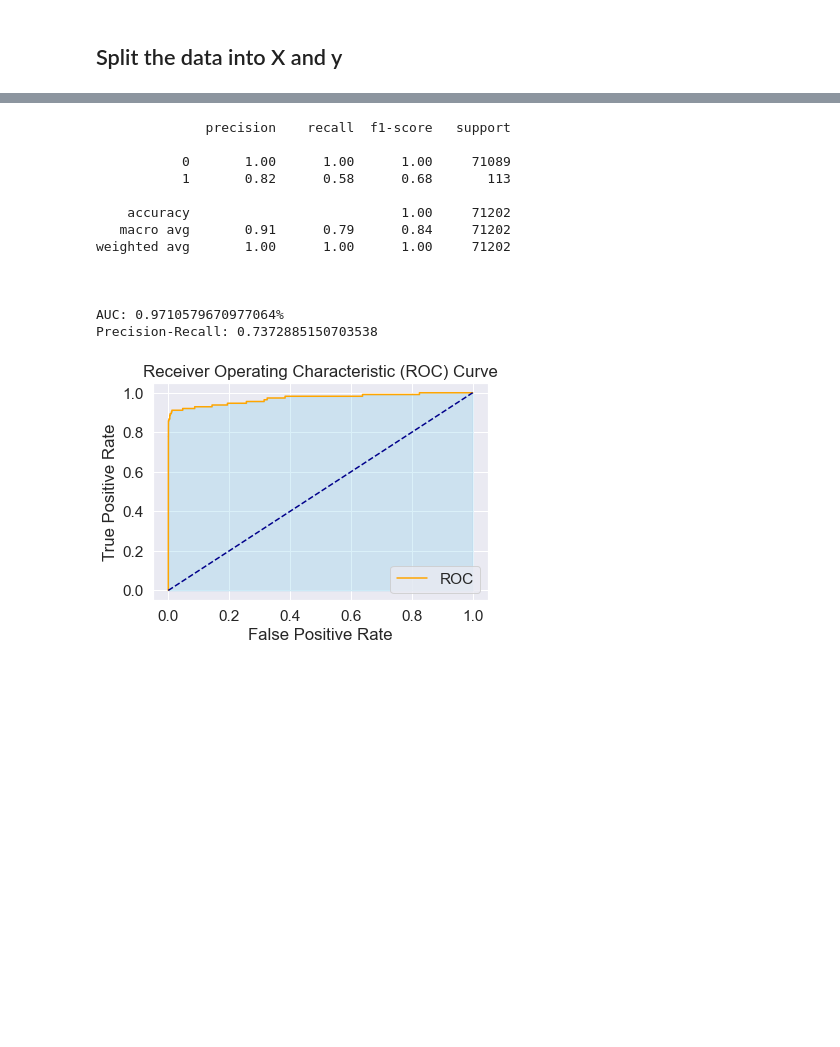
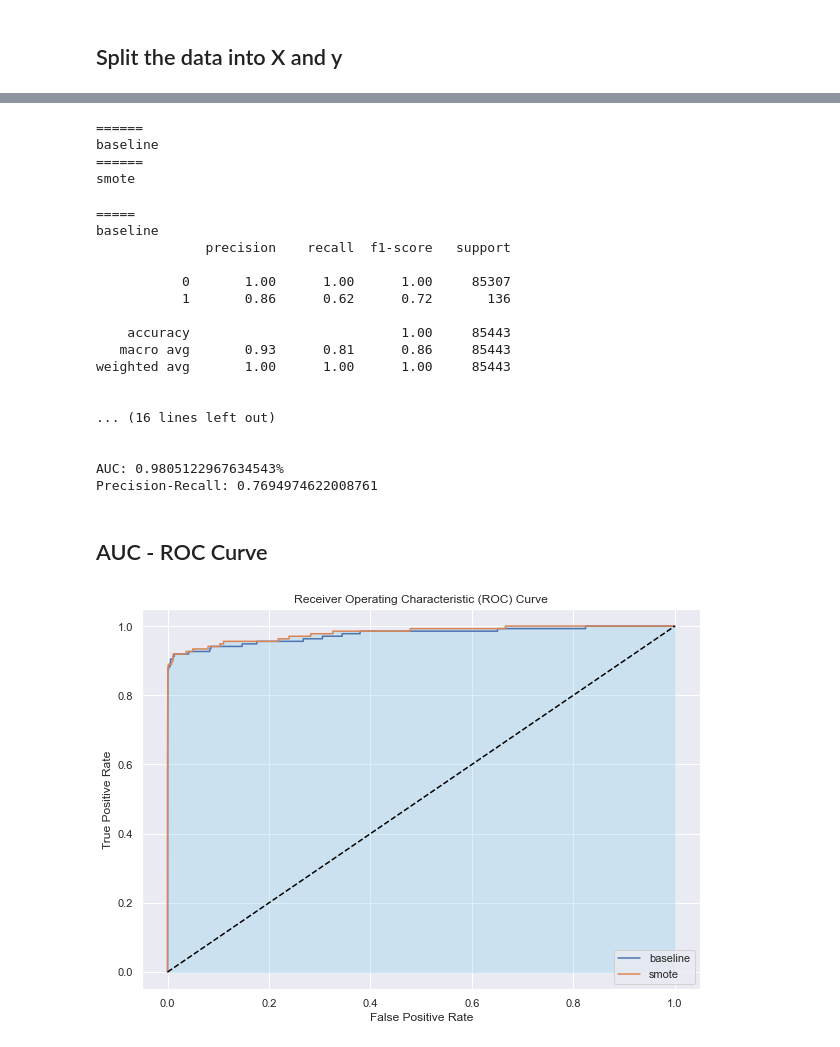
Before and after one commit to tsailiming/datascience-examples, a Jupyter notebook: workshop/notebooks/2 building the first model.ipynb, the cells around one changed output, grey strips where cells are left out. Saved outputs shown, nothing was run; the diff lists cells and outputs as text; code cells hidden in the pictures; blank space fills up the shorter version.

```diff
--- a/workshop/notebooks/2 building the first model.ipynb
+++ b/workshop/notebooks/2 building the first model.ipynb
@@ -47,5 +48,7 @@ from sklearn.metrics import classification_report, recall_score, precision_score
     roc_curve, roc_auc_score, confusion_matrix, accuracy_score
 # %%
 RANDOM_SEED = 42
+# %%
+TEST_SIZE = 0.3
 # %% [markdown]
 ## Split the data into X and y
@@ -61,5 +55,5 @@ RANDOM_SEED = 42
 # %%
-X_train, X_test, y_train, y_test = train_test_split(dataset.drop('Class',1) , dataset['Class'], test_size=0.25, random_state=RANDOM_SEED)
+X_train, X_test, y_train, y_test = train_test_split(dataset.drop('Class',1) , dataset['Class'], test_size=TEST_SIZE, random_state=RANDOM_SEED)
 # %%
 X_train.shape
 # %% [output]
@@ -88,22 +80,54 @@ y_proba_baseline = baseline.predict_proba(X_test)[:,1]
+# %%
+for classifier in classifiers:
+    print('======')
+    print(classifier['name'])
+    model = classifier['model']
+    model.fit(X_train, y_train)
+
+    # Obtain model predictions
+    y_baseline = model.predict(X_test)
+
+    # Probabilities
+    y_proba_baseline = model.predict_proba(X_test)[:,1]
+    average_precision = average_precision_score(y_test, y_proba_baseline)
+
+    classifier['y_baseline'] = y_baseline
+    classifier['y_proba_baseline'] = y_proba_baseline
+    classifier['average_precision'] = average_precision
+# %% [output]
+======
+baseline
+======
+smote
 # %%
-print(classification_report(y_test, y_baseline))
-print('\n')
-print('AUC: {}%'.format(roc_auc_score(y_test, y_proba_baseline)))
-print('Precision-Recall: {}'.format(average_precision_score(y_test, y_proba_baseline)))
+for classifier in classifiers:
+    print('=====')
+    print(classifier['name'])
+    print(classification_report(y_test, classifier['y_baseline']))
+    print('\n')
+    print('AUC: {}%'.format(roc_auc_score(y_test, classifier['y_proba_baseline'])))
+    print('Precision-Recall: {}'.format(classifier['average_precision']))
+    print('\n')
 # %% [output]
+=====
+baseline
               precision    recall  f1-score   support
 
-           0       1.00      1.00      1.00     71089
-           1       0.82      0.58      0.68       113
+           0       1.00      1.00      1.00     85307
+           1       0.86      0.62      0.72       136
 
-    accuracy                           1.00     71202
-   macro avg       0.91      0.79      0.84     71202
-weighted avg       1.00      1.00      1.00     71202
+    accuracy                           1.00     85443
+   macro avg       0.93      0.81      0.86     85443
+weighted avg       1.00      1.00      1.00     85443
 
 
+... (16 lines left out)
 
-AUC: 0.9710579670977064%
-Precision-Recall: 0.7372885150703538
+
+AUC: 0.9805122967634543%
+Precision-Recall: 0.7694974622008761
+# %% [markdown]
+## AUC - ROC Curve
 # %%
 %matplotlib inline
 import matplotlib.pyplot as plt
@@ -111,14 +135,17 @@ import seaborn as sns
 
 sns.set()
 # %%
-fpr, tpr, thresholds = roc_curve(y_test, y_proba_baseline)
-plt.plot(fpr, tpr, color='orange', label='ROC')
-plt.plot([0, 1], [0, 1], color='darkblue', linestyle='--')
+plt.figure(figsize = (10,7))
+for classifier in classifiers:
+    fpr, tpr, thresholds = roc_curve(y_test, classifier['y_proba_baseline'])
+    #plt.plot(fpr, tpr, color='orange', label='ROC')
+    plt.plot(fpr, tpr, label=classifier['name'])
+plt.plot([0, 1], [0, 1], color='black', linestyle='--')
 plt.fill_between(fpr, tpr, color='skyblue', alpha=0.3)
 plt.xlabel('False Positive Rate')
 plt.ylabel('True Positive Rate')
 plt.title('Receiver Operating Characteristic (ROC) Curve')
 plt.legend()
 plt.show()
 # %% [output]
-[figure, old version]
+[figure, new version]
```
Also changed, not shown: parts of 14 cells of this notebook, 1 other file.
